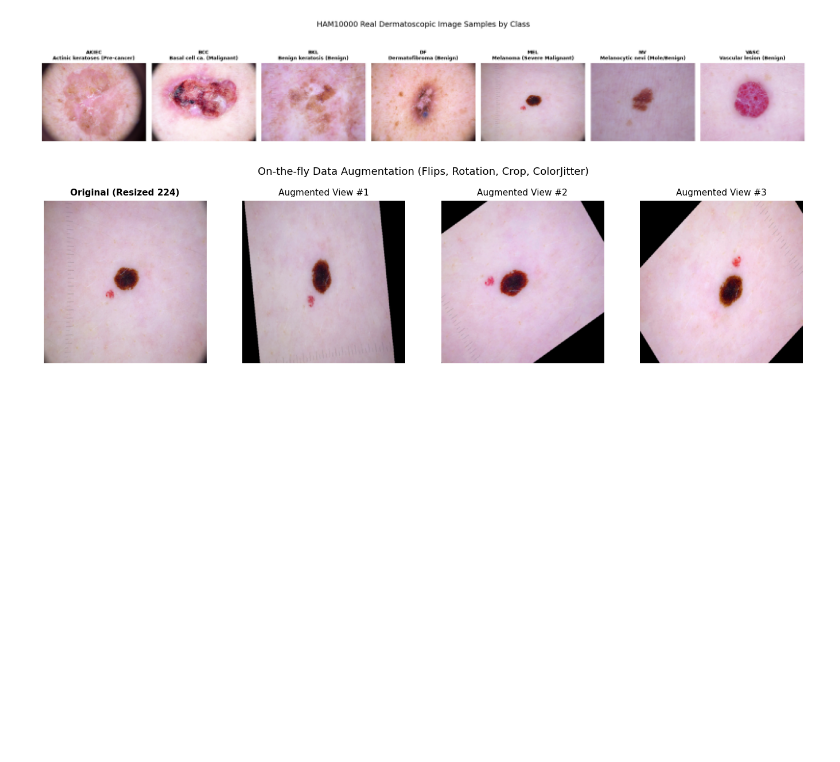
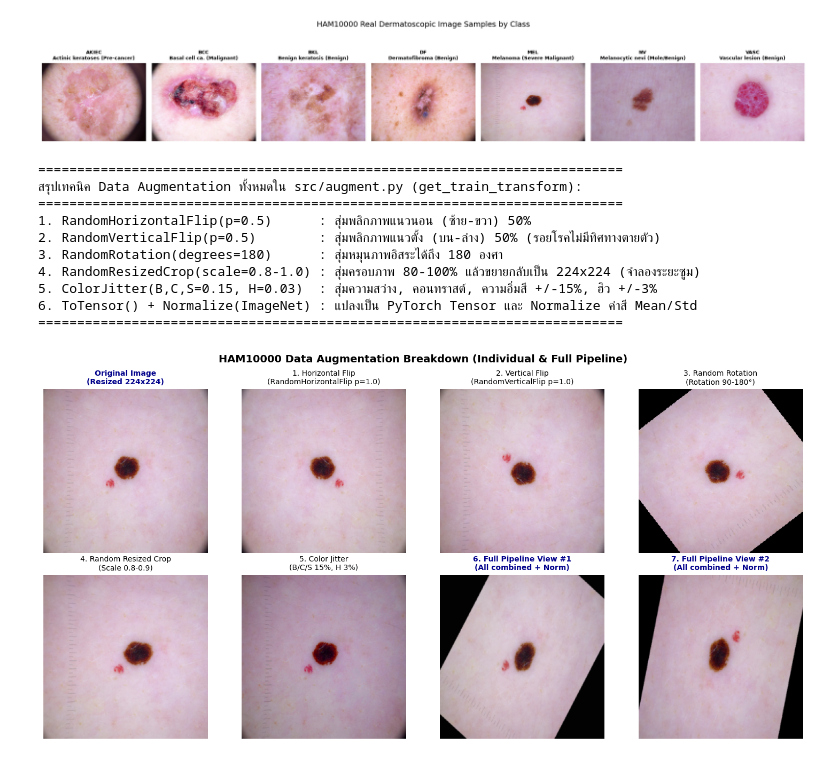
Before and after one commit to 660710095/Classification-of-Pigmented-Skin-Lesions-Using-the-HAM10000-Dataset, a Jupyter notebook: EDA_data.ipynb, the cells around one changed output. Drawn from its saved outputs; the diff is of its cells as text; code cells hidden in the pictures; blank space fills up the shorter version.

Commit message:
feat(eda): display all individual and full-pipeline augmentations in last cell

```diff
--- a/EDA_data.ipynb
+++ b/EDA_data.ipynb
@@ -175,42 +216,73 @@ plt.show()
 [figure]
 # %%
 # =========================================================================
-# 6. ตรวจสอบผลลัพธ์ Data Augmentation (Original vs On-the-fly Augmented Views)
+# 6. ตรวจสอบผลลัพธ์ Data Augmentation (แยกทีละเทคนิค & รวม Full Pipeline)
 # =========================================================================
 import numpy as np
 import torch
+from torchvision import transforms
 from src.augment import get_train_transform, IMAGENET_MEAN, IMAGENET_STD
 
-train_aug = get_train_transform(img_size=224)
+print("=" * 75)
+print("สรุปเทคนิค Data Augmentation ทั้งหมดใน src/augment.py (get_train_transform):")
+print("=" * 75)
+print("1. RandomHorizontalFlip(p=0.5)      : สุ่มพลิกภาพแนวนอน (ซ้าย-ขวา) 50%")
+print("2. RandomVerticalFlip(p=0.5)        : สุ่มพลิกภาพแนวตั้ง (บน-ล่าง) 50% (รอยโรคไม่มีทิศทางตายตัว)")
+print("3. RandomRotation(degrees=180)      : สุ่มหมุนภาพอิสระได้ถึง 180 องศา")
+print("4. RandomResizedCrop(scale=0.8-1.0) : สุ่มครอบภาพ 80-100% แล้วขยายกลับเป็น 224x224 (จำลองระยะซูม)")
+print("5. ColorJitter(B,C,S=0.15, H=0.03)  : สุ่มความสว่าง, คอนทราสต์, ความอิ่มสี +/-15%, ฮิว +/-3%")
+print("6. ToTensor() + Normalize(ImageNet) : แปลงเป็น PyTorch Tensor และ Normalize ค่าสี Mean/Std")
+print("=" * 75)
 
 # ฟังก์ชันถอด Normalize กลับมาเป็นภาพสีสำหรับพล็อต
 def denormalize(tensor):
     t = tensor.clone().detach().cpu()
     for c in range(3):
         t[c] = t[c] * IMAGENET_STD[c] + IMAGENET_MEAN[c]
     t = torch.clamp(t, 0.0, 1.0)
-    return np.array(t.permute(1, 2, 0))
+    return t.permute(1, 2, 0).numpy()
 
-mel_sample = meta_df[meta_df['dx'] == 'mel'].iloc[0]['image_id']
-img_path = Path('data/HAM10000_images_part_1') / f"{mel_sample}.jpg"
+mel_sample = meta_df[meta_df["dx"] == "mel"].iloc[0]["image_id"]
+img_path = Path("data/HAM10000_images_part_1") / f"{mel_sample}.jpg"
 if not img_path.exists():
-    img_path = Path('data/HAM10000_images_part_2') / f"{mel_sample}.jpg"
+    img_path = Path("data/HAM10000_images_part_2") / f"{mel_sample}.jpg"
 
-orig_img = Image.open(img_path).convert('RGB')
+orig_img = Image.open(img_path).convert("RGB")
+resized_orig = orig_img.resize((224, 224))
 
-fig, axes = plt.subplots(1, 4, figsize=(14, 3.5))
-axes[0].imshow(orig_img.resize((224, 224)))
-axes[0].set_title('Original (Resized 224)', fontsize=11, fontweight='bold')
-axes[0].axis('off')
+# รายการเปรียบเทียบการแปลงภาพทีละเทคนิคเดี่ยวๆ และแบบผสมทั้ง Pipeline
+demo_aug_list = [
+    ("Original Image\n(Resized 224x224)", resized_orig),
+    ("1. Horizontal Flip\n(RandomHorizontalFlip p=1.0)", transforms.RandomHorizontalFlip(p=1.0)(resized_orig)),
+    ("2. Vertical Flip\n(RandomVerticalFlip p=1.0)", transforms.RandomVerticalFlip(p=1.0)(resized_orig)),
+    ("3. Random Rotation\n(Rotation 90-180°)", transforms.RandomRotation(degrees=(90, 180))(resized_orig)),
+    ("4. Random Resized Crop\n(Scale 0.8-0.9)", transforms.RandomResizedCrop(size=224, scale=(0.8, 0.9))(orig_img)),
+    ("5. Color Jitter\n(B/C/S 15%, H 3%)", transforms.ColorJitter(brightness=0.25, contrast=0.25, saturation=0.25, hue=0.04)(resized_orig)),
+    ("6. Full Pipeline View #1\n(All combined + Norm)", denormalize(get_train_transform(224)(orig_img))),
+    ("7. Full Pipeline View #2\n(All combined + Norm)", denormalize(get_train_transform(224)(orig_img))),
+]
 
-for i in range(1, 4):
-    aug_tensor = train_aug(orig_img)
-    axes[i].imshow(denormalize(aug_tensor))
-    axes[i].set_title(f'Augmented View #{i}', fontsize=11)
-    axes[i].axis('off')
+fig, axes = plt.subplots(2, 4, figsize=(15, 7.5))
+axes = axes.flatten()
 
-plt.suptitle('On-the-fly Data Augmentation (Flips, Rotation, Crop, ColorJitter)', fontsize=13, y=1.02)
+for idx, (title, img_data) in enumerate(demo_aug_list):
+    axes[idx].imshow(img_data)
+    is_highlight = (idx == 0 or idx >= 6)
+    axes[idx].set_title(title, fontsize=10, fontweight="bold" if is_highlight else "normal", color="darkblue" if is_highlight else "black")
+    axes[idx].axis("off")
+
+plt.suptitle("HAM10000 Data Augmentation Breakdown (Individual & Full Pipeline)", fontsize=14, y=0.98, fontweight="bold")
 plt.tight_layout()
 plt.show()
 # %% [output]
+===========================================================================
+สรุปเทคนิค Data Augmentation ทั้งหมดใน src/augment.py (get_train_transform):
+===========================================================================
+1. RandomHorizontalFlip(p=0.5)      : สุ่มพลิกภาพแนวนอน (ซ้าย-ขวา) 50%
+2. RandomVerticalFlip(p=0.5)        : สุ่มพลิกภาพแนวตั้ง (บน-ล่าง) 50% (รอยโรคไม่มีทิศทางตายตัว)
+3. RandomRotation(degrees=180)      : สุ่มหมุนภาพอิสระได้ถึง 180 องศา
+4. RandomResizedCrop(scale=0.8-1.0) : สุ่มครอบภาพ 80-100% แล้วขยายกลับเป็น 224x224 (จำลองระยะซูม)
+5. ColorJitter(B,C,S=0.15, H=0.03)  : สุ่มความสว่าง, คอนทราสต์, ความอิ่มสี +/-15%, ฮิว +/-3%
+6. ToTensor() + Normalize(ImageNet) : แปลงเป็น PyTorch Tensor และ Normalize ค่าสี Mean/Std
+===========================================================================
-[figure, old version]
+[figure, new version]
```
Also changed, not shown: parts of 2 cells of this notebook.
